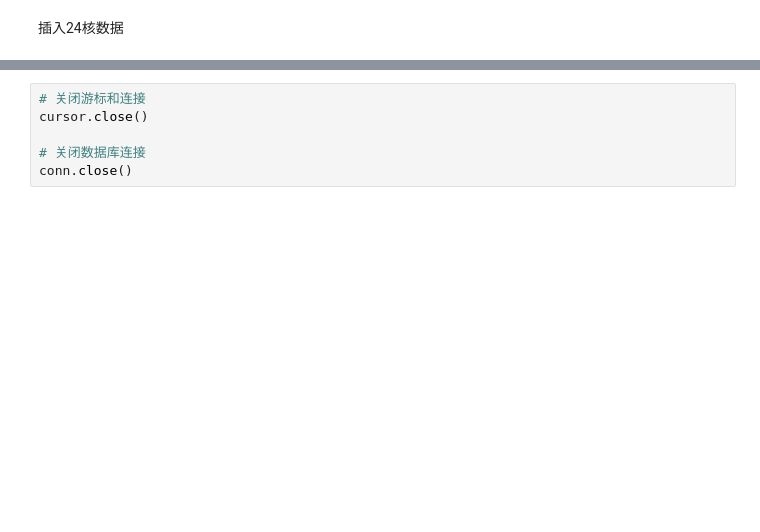
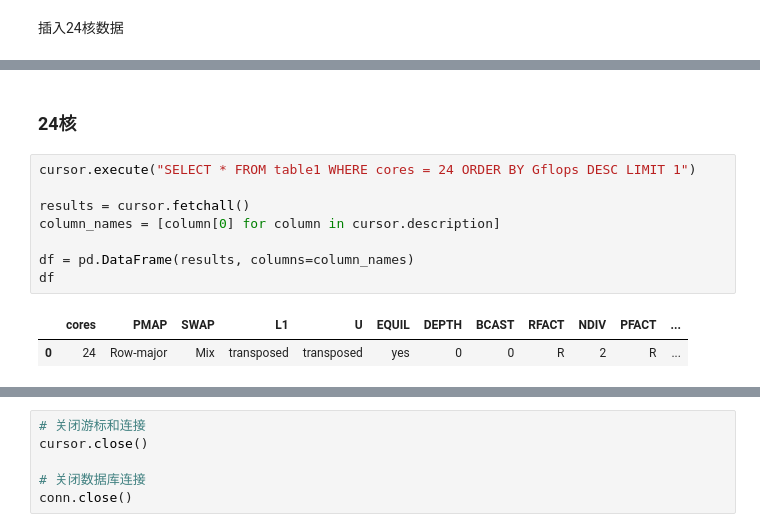
Before and after one commit to ClaudiaCumberbatch/BenchmarkOptimization, a Jupyter notebook: db/database.ipynb, the cells around one changed output, grey strips where cells are left out. Cells and saved outputs as stored; diff of their text form; blank space fills up the shorter version.

```diff
--- a/db/database.ipynb
+++ b/db/database.ipynb
@@ -196,0 +154,13 @@ df.to_sql("table1", conn, if_exists="append", index=False)
+# %% [markdown]
+### 24核
+# %%
+cursor.execute("SELECT * FROM table1 WHERE cores = 24 ORDER BY Gflops DESC LIMIT 1")
+
+results = cursor.fetchall()
+column_names = [column[0] for column in cursor.description]
+
+df = pd.DataFrame(results, columns=column_names)
+df
+# %% [output]
+|  | cores | PMAP | SWAP | L1 | U | EQUIL | DEPTH | BCAST | RFACT | NDIV | PFACT | ... |
+| 0 | 24 | Row-major | Mix | transposed | transposed | yes | 0 | 0 | R | 2 | R | ... |
```
Also changed, not shown: parts of 49 cells of this notebook, 3 other files.
